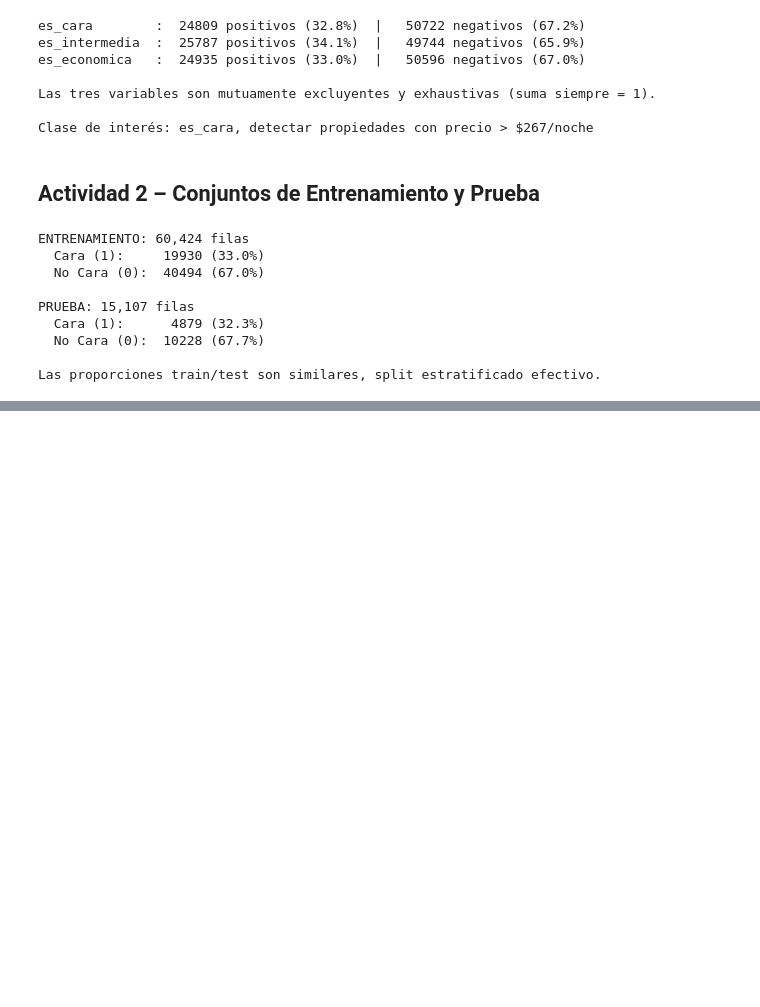
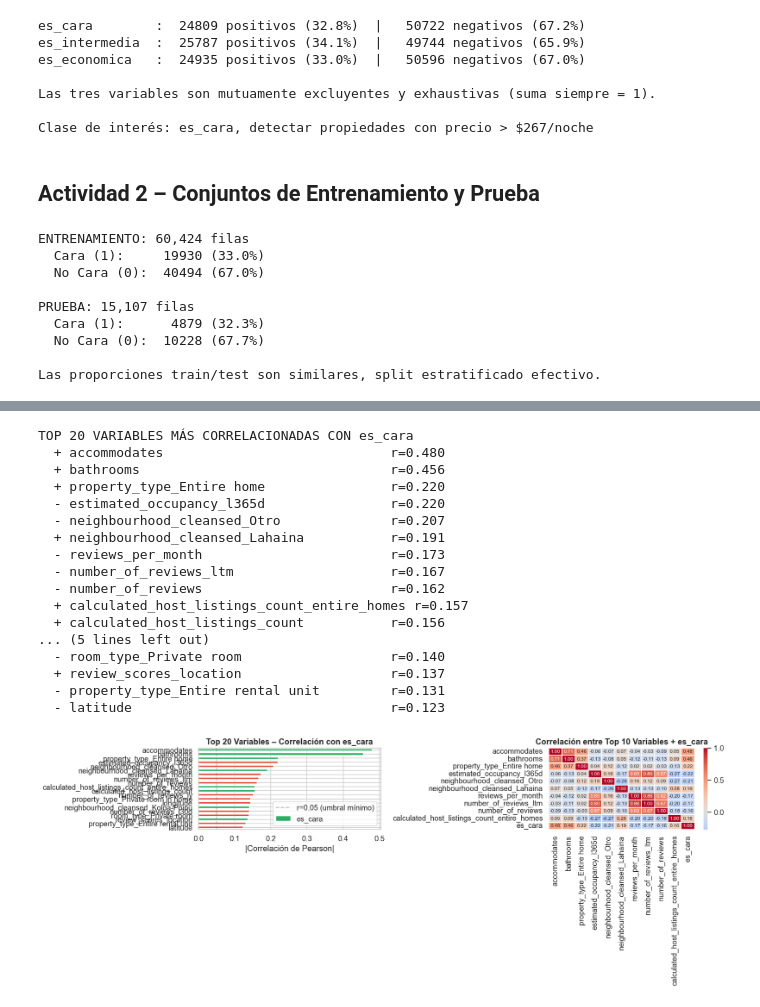
Before and after one commit to Branuvg/lab4_mineria, a Jupyter notebook: lab7.ipynb, the cells around one changed output, grey strips where cells are left out. Drawn from its saved outputs; the diff is of its cells as text; code cells hidden in the pictures; blank space fills up the shorter version.

Commit message:
Actividad 4 – Análisis de Variables

```diff
--- a/lab7.ipynb
+++ b/lab7.ipynb
@@ -169,0 +175,53 @@ Las proporciones train/test son similares, split estratificado efectivo.
+# %%
+# Análisis de correlación con es_cara
+num_only = X_train.select_dtypes(include='number')
+
+# Correlación de Pearson con es_cara
+corr_cara = pd.concat([num_only, y_train], axis=1).corr()['es_cara'].drop('es_cara')
+corr_cara_abs = corr_cara.abs().sort_values(ascending=False)
+
+print("TOP 20 VARIABLES MÁS CORRELACIONADAS CON es_cara")
+top20 = corr_cara_abs.head(20)
+for var, val in top20.items():
+    direction = '+' if corr_cara[var] > 0 else '-'
+    print(f"  {direction} {var:<40} r={val:.3f}")
+
+fig, axes = plt.subplots(1, 2, figsize=(16, 6))
+
+# Barplot top 20 correlaciones
+top20.plot(kind='barh', ax=axes[0],
+           color=['#27ae60' if corr_cara[v]>0 else '#e74c3c' for v in top20.index],
+           edgecolor='white')
+axes[0].set_title('Top 20 Variables – Correlación con es_cara', fontweight='bold')
+axes[0].set_xlabel('|Correlación de Pearson|')
+axes[0].invert_yaxis()
+axes[0].axvline(0.05, color='gray', linestyle='--', alpha=0.5, label='r=0.05 (umbral mínimo)')
+axes[0].legend()
+
+# Heatmap de correlaciones entre top 10 variables + target
+top10_vars = corr_cara_abs.head(10).index.tolist()
+corr_top = pd.concat([X_train[top10_vars], y_train], axis=1).corr()
+sns.heatmap(corr_top, annot=True, fmt='.2f', cmap='coolwarm', ax=axes[1],
+            linewidths=0.3, center=0, annot_kws={'size': 8})
+axes[1].set_title('Correlación entre Top 10 Variables + es_cara', fontweight='bold')
+plt.tight_layout()
+plt.show()
+# %% [output]
+TOP 20 VARIABLES MÁS CORRELACIONADAS CON es_cara
+  + accommodates                             r=0.480
+  + bathrooms                                r=0.456
+  + property_type_Entire home                r=0.220
+  - estimated_occupancy_l365d                r=0.220
+  - neighbourhood_cleansed_Otro              r=0.207
+  + neighbourhood_cleansed_Lahaina           r=0.191
+  - reviews_per_month                        r=0.173
+  - number_of_reviews_ltm                    r=0.167
+  - number_of_reviews                        r=0.162
+  + calculated_host_listings_count_entire_homes r=0.157
+  + calculated_host_listings_count           r=0.156
+... (5 lines left out)
+  - room_type_Private room                   r=0.140
+  + review_scores_location                   r=0.137
+  - property_type_Entire rental unit         r=0.131
+  - latitude                                 r=0.123
+[figure, added]
```
Also changed, not shown: parts of 3 cells of this notebook.
